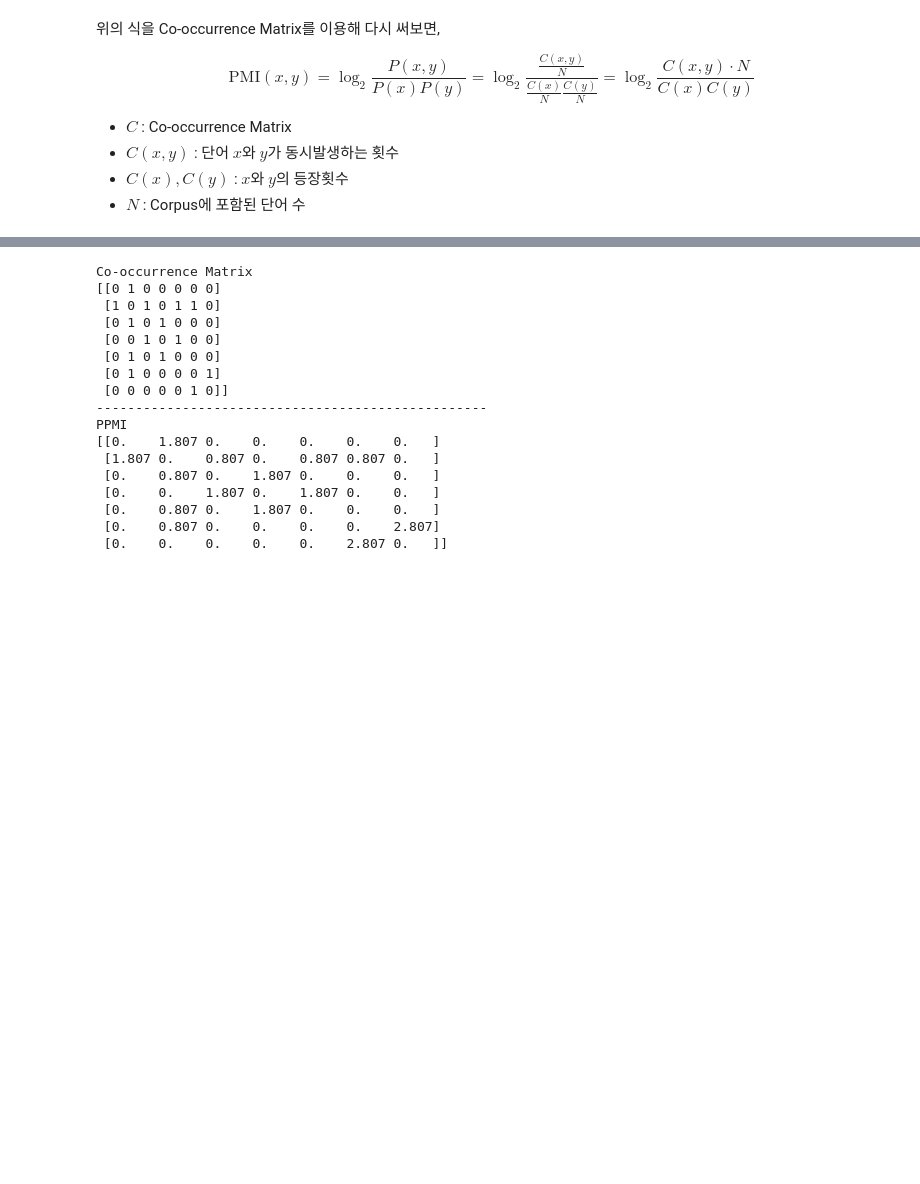
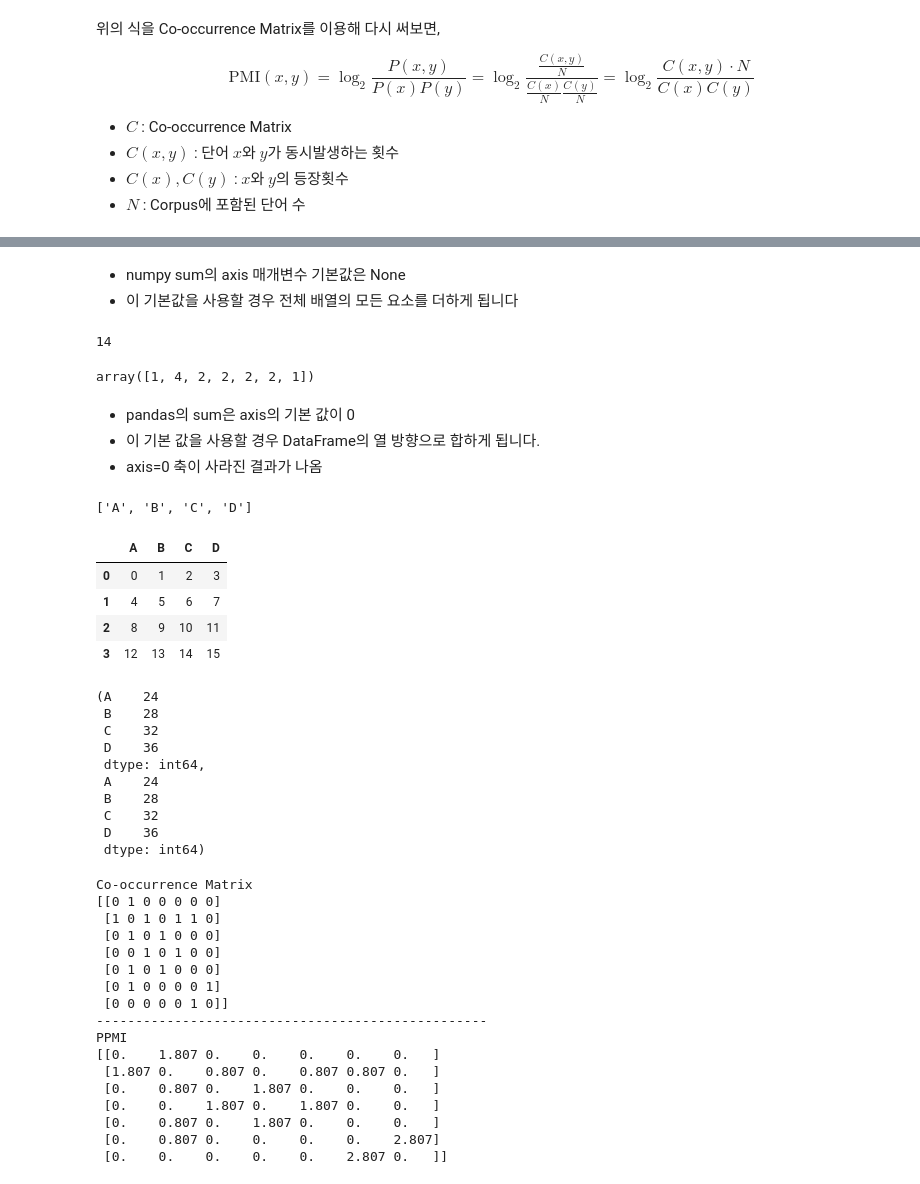
Before and after one commit to restful3/ds4th_study, a Jupyter notebook: source/밑바닥부터_시작하는_딥러닝_2/ch02_자연어와_단어의_분산_표현_Song.ipynb, the cells around one changed output, grey strips where cells are left out. Cells and saved outputs as stored; diff of their text form; code cells hidden in the pictures; blank space fills up the shorter version.

```diff
--- a/source/밑바닥부터_시작하는_딥러닝_2/ch02_자연어와_단어의_분산_표현_Song.ipynb
+++ b/source/밑바닥부터_시작하는_딥러닝_2/ch02_자연어와_단어의_분산_표현_Song.ipynb
@@ -395,6 +452,47 @@ def ppmi(C, verbose=False, eps=1e-8):
                 if cnt % (total//100) == 0:
                     print(f'{(100*cnt/total):.2f} 완료')
     return M
+# %% [markdown]
+- numpy sum의 axis 매개변수 기본값은 None
+- 이 기본값을 사용할 경우 전체 배열의 모든 요소를 더하게 됩니다
+# %%
+np.sum(C)
+# %% [output]
+14
+# %%
+np.sum(C, axis=0)
+# %% [output]
+array([1, 4, 2, 2, 2, 2, 1])
+# %% [markdown]
+- pandas의 sum은 axis의 기본 값이 0
+- 이 기본 값을 사용할 경우 DataFrame의 열 방향으로 합하게 됩니다.
+- axis=0 축이 사라진 결과가 나옴
+# %%
+list('ABCD')
+# %% [output]
+['A', 'B', 'C', 'D']
+# %%
+import pandas as pd
+
+df = pd.DataFrame(np.arange(16).reshape(4, -1), columns=list('ABCD'))
+display(df)
+df.sum(), df.sum(axis=0)
+# %% [output]
+|  | A | B | C | D |
+| 0 | 0 | 1 | 2 | 3 |
+| 1 | 4 | 5 | 6 | 7 |
+| 2 | 8 | 9 | 10 | 11 |
+| 3 | 12 | 13 | 14 | 15 |
+(A    24
+ B    28
+ C    32
+ D    36
+ dtype: int64,
+ A    24
+ B    28
+ C    32
+ D    36
+ dtype: int64)
 # %%
 import sys
 sys.path.append('..')
```
Also changed, not shown: parts of 49 cells of this notebook.
